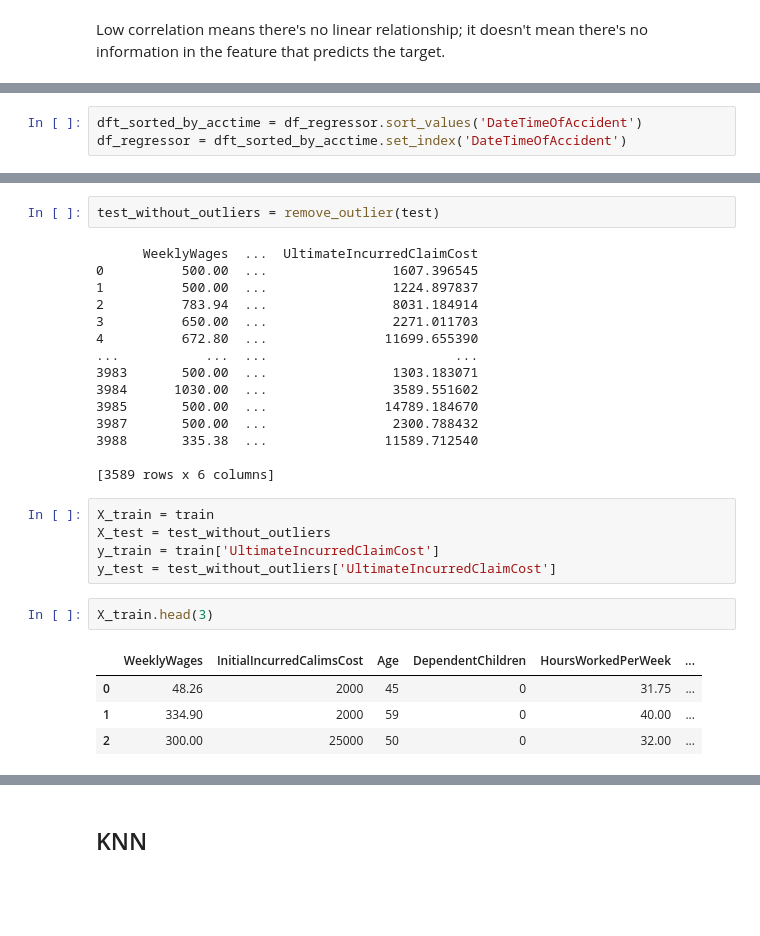
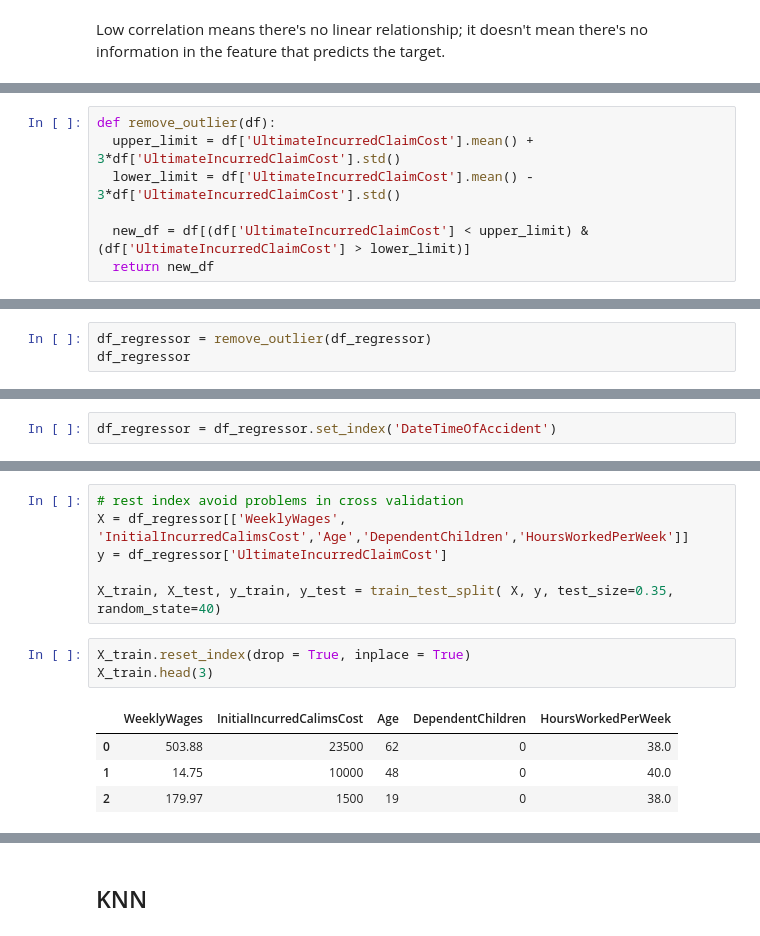
Before and after one commit to MariaBlancoGonzalez/MachineLearningTechniques, a Jupyter notebook: notebooks/SupervisedLearning.ipynb, the cells around one changed output, grey strips where cells are left out. Saved outputs shown, nothing was run; the diff lists cells and outputs as text; blank space fills up the shorter version.

```diff
--- a/notebooks/SupervisedLearning.ipynb
+++ b/notebooks/SupervisedLearning.ipynb
@@ -332,0 +328,7 @@ plt.show()
+# %%
+def remove_outlier(df):
+  upper_limit = df['UltimateIncurredClaimCost'].mean() + 3*df['UltimateIncurredClaimCost'].std()
+  lower_limit = df['UltimateIncurredClaimCost'].mean() - 3*df['UltimateIncurredClaimCost'].std()
+
+  new_df = df[(df['UltimateIncurredClaimCost'] < upper_limit) & (df['UltimateIncurredClaimCost'] > lower_limit)]
+  return new_df
@@ -332,0 +339,3 @@ plt.show()
+# %%
+df_regressor = remove_outlier(df_regressor)
+df_regressor
@@ -348,6 +358,5 @@ def get_last_years(df):
 # %%
-dft_sorted_by_acctime = df_regressor.sort_values('DateTimeOfAccident')
-df_regressor = dft_sorted_by_acctime.set_index('DateTimeOfAccident')
+df_regressor = df_regressor.set_index('DateTimeOfAccident')
 # %%
 df_regressor = df_regressor[features_selected]
 df_regressor
@@ -395,29 +378,14 @@ def remove_outlier(test):
-# %%
-test_without_outliers = remove_outlier(test)
-# %% [output]
-      WeeklyWages  ...  UltimateIncurredClaimCost
-0          500.00  ...                1607.396545
-1          500.00  ...                1224.897837
-2          783.94  ...                8031.184914
-3          650.00  ...                2271.011703
-4          672.80  ...               11699.655390
-...           ...  ...                        ...
-3983       500.00  ...                1303.183071
-3984      1030.00  ...                3589.551602
-3985       500.00  ...               14789.184670
-3987       500.00  ...                2300.788432
-3988       335.38  ...               11589.712540
-
-[3589 rows x 6 columns]
-# %%
-X_train = train
-X_test = test_without_outliers
-y_train = train['UltimateIncurredClaimCost']
-y_test = test_without_outliers['UltimateIncurredClaimCost']
+# %%
+# rest index avoid problems in cross validation
+X = df_regressor[['WeeklyWages', 'InitialIncurredCalimsCost','Age','DependentChildren','HoursWorkedPerWeek']]
+y = df_regressor['UltimateIncurredClaimCost']
+
+X_train, X_test, y_train, y_test = train_test_split( X, y, test_size=0.35, random_state=40)
 # %%
+X_train.reset_index(drop = True, inplace = True)
 X_train.head(3)
 # %% [output]
-|  | WeeklyWages | InitialIncurredCalimsCost | Age | DependentChildren | HoursWorkedPerWeek | ... |
-| 0 | 48.26 | 2000 | 45 | 0 | 31.75 | ... |
-| 1 | 334.90 | 2000 | 59 | 0 | 40.00 | ... |
-| 2 | 300.00 | 25000 | 50 | 0 | 32.00 | ... |
+|  | WeeklyWages | InitialIncurredCalimsCost | Age | DependentChildren | HoursWorkedPerWeek |
+| 0 | 503.88 | 23500 | 62 | 0 | 38.0 |
+| 1 | 14.75 | 10000 | 48 | 0 | 40.0 |
+| 2 | 179.97 | 1500 | 19 | 0 | 38.0 |
```
Also changed, not shown: parts of 30 cells of this notebook.
